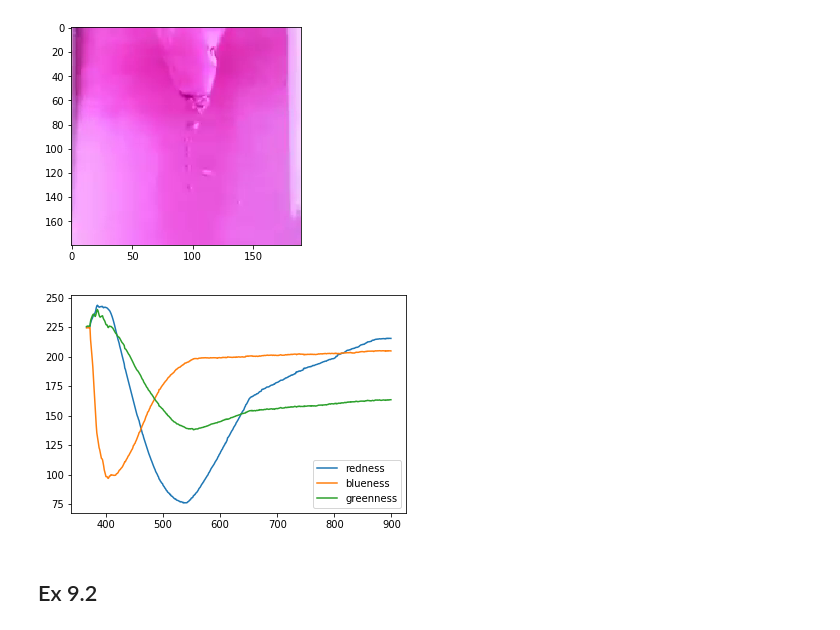
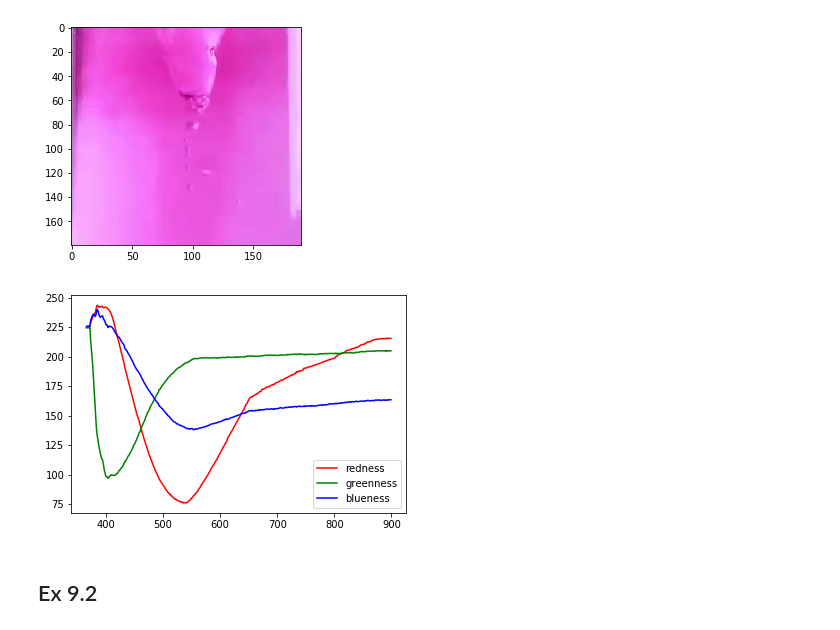
Before and after one commit to Melisius/Scientific-Python-for-Chemists-SDU, a Jupyter notebook: notebooks/Solutions_9.ipynb, the cells around one changed output. Cells and saved outputs as stored; diff of their text form; code cells hidden in the pictures.

```diff
--- a/notebooks/Solutions_9.ipynb
+++ b/notebooks/Solutions_9.ipynb
@@ -30,23 +30,23 @@ plt.show()
 # %%
 counter = 0
 colorarray = np.zeros((3,1000))
 xvals = np.zeros(1000)
 for i in range(366, 900):
     im = skimage.io.imread('do_not_git_push/frame'+str(i)+'.png')
     cutim = im[120:300,200:390]
     colorarray[0, counter] += np.mean(cutim[:,:,0])
     colorarray[1, counter] += np.mean(cutim[:,:,1])
     colorarray[2, counter] += np.mean(cutim[:,:,2])
     xvals[counter] = i
     counter += 1
 
-plt.plot(xvals[:counter],colorarray[0,:counter],label="redness")
-plt.plot(xvals[:counter],colorarray[1,:counter],label="blueness")
-plt.plot(xvals[:counter],colorarray[2,:counter],label="greenness")
+plt.plot(xvals[:counter],colorarray[0,:counter],'r',label="redness")
+plt.plot(xvals[:counter],colorarray[1,:counter],'g',label="greenness")
+plt.plot(xvals[:counter],colorarray[2,:counter],'b',label="blueness")
 plt.legend()
 plt.show()
 # %% [output]
-[figure, old version]
+[figure, new version]
 # %% [markdown]
 ## Ex 9.2
 # %%
```
Also changed, not shown: parts of 1 cell of this notebook, 1 other file.
